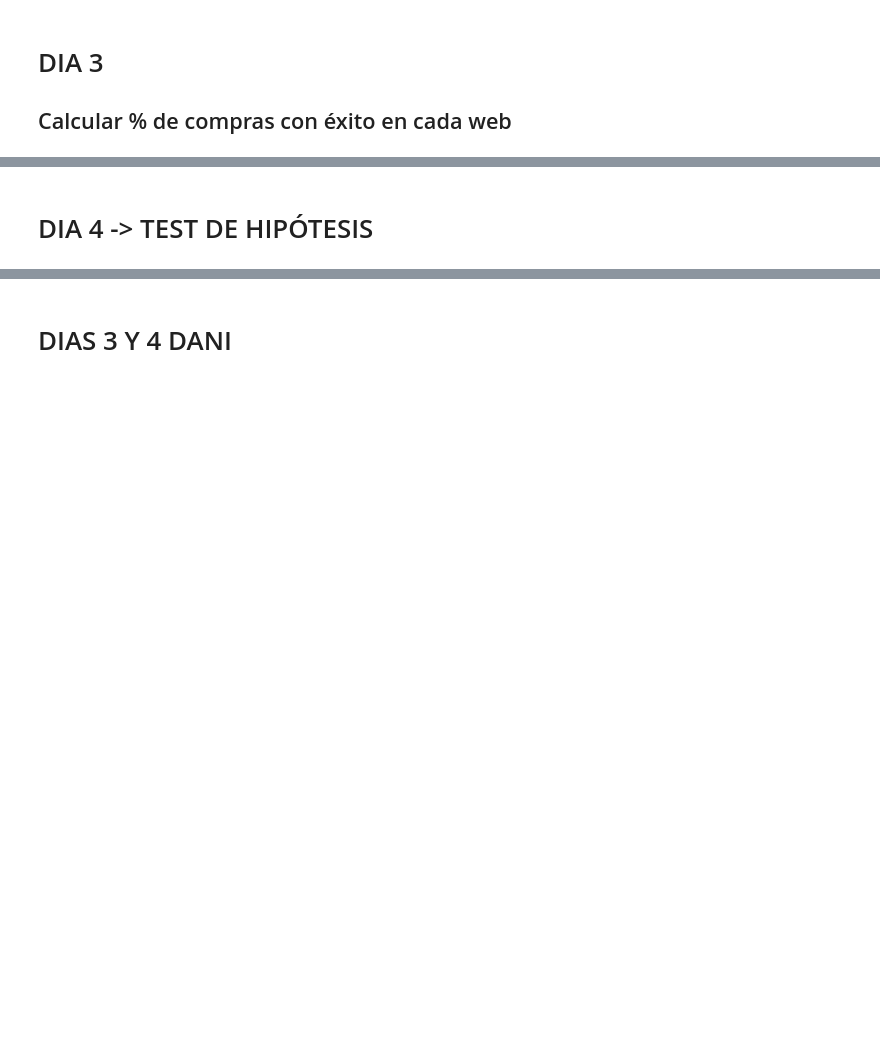
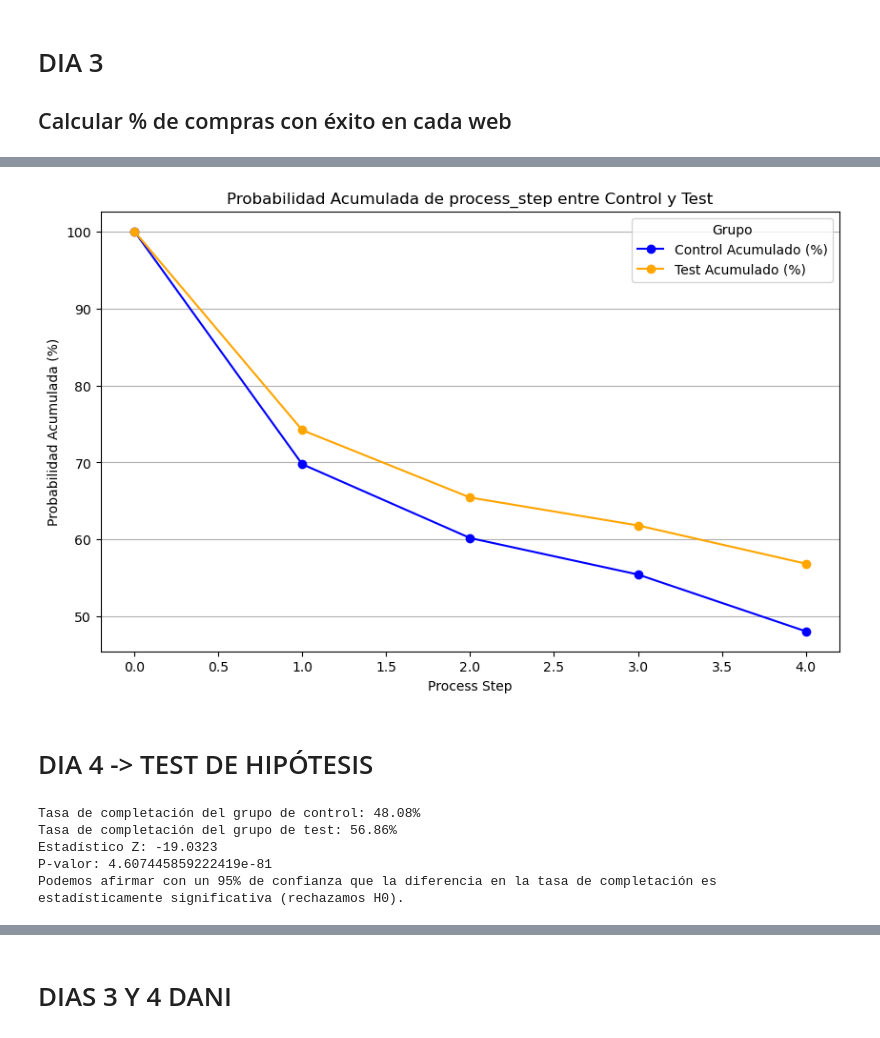
Before and after one commit to ivanalonsom/Project5_EDA_Inferential_Stats, a Jupyter notebook: main.ipynb, the cells around one changed output, grey strips where cells are left out. Saved outputs shown, nothing was run; the diff lists cells and outputs as text; code cells hidden in the pictures; blank space fills up the shorter version.

```diff
--- a/main.ipynb
+++ b/main.ipynb
@@ -218,2 +110,6 @@ df_test
+# %%
+graph_process_step_controlVtest(df_control, df_test)
+# %% [output]
+[figure, added]
 # %% [markdown]
 # DIA 4 -> TEST DE HIPÓTESIS
@@ -288,0 +116,8 @@ else:
+# %%
+get_z_test_values(df_control, df_test, "smaller")
+# %% [output]
+Tasa de completación del grupo de control: 48.08%
+Tasa de completación del grupo de test: 56.86%
+Estadístico Z: -19.0323
+P-valor: 4.607445859222419e-81
+Podemos afirmar con un 95% de confianza que la diferencia en la tasa de completación es estadísticamente significativa (rechazamos H0).
```
Also changed, not shown: parts of 69 cells of this notebook, 3 other files.
